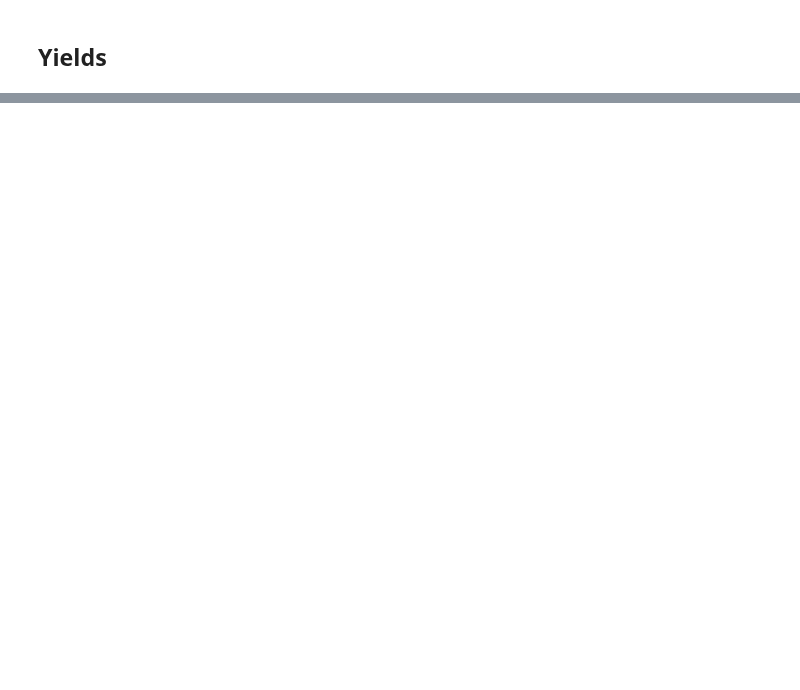
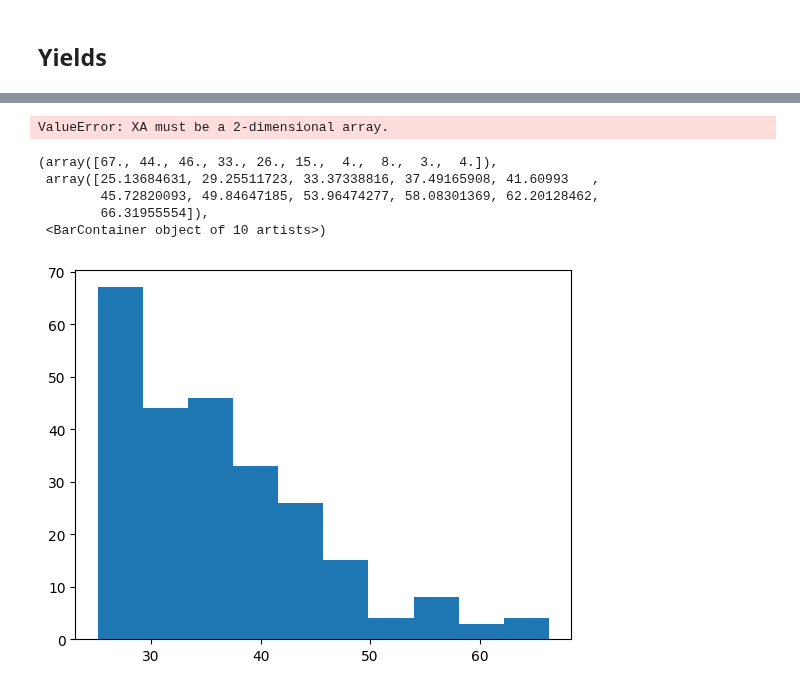
Before and after one commit to steevelaquitaine/spikebias, a Jupyter notebook: notebooks/4_reviews/fig04_pros_of_added_details.ipynb, the cells around one changed output, grey strips where cells are left out. Drawn from its saved outputs; the diff is of its cells as text; code cells hidden in the pictures; blank space fills up the shorter version.

```diff
--- a/notebooks/4_reviews/fig04_pros_of_added_details.ipynb
+++ b/notebooks/4_reviews/fig04_pros_of_added_details.ipynb
@@ -960,0 +1256,34 @@ print(np.max(cell_distances[cell_distances!=0]), 'um')
+# %%
+# strong argument on cell density
+#d = get_cell_to_cell_distances(SortingGtBuccino)
+loc = SortingGtS2.get_property('soma_location')
+d = cdist(loc, loc, metric='euclidean')
+np.fill_diagonal(d, np.nan)
+plt.hist(np.nanmin(d, axis=0))
+
+# store our cell positions and use them in buccino's simulation to get the exact same cell locations.
+
+# number of single-units should increase by f^3 (upper bound)
+
+# it is important to use biological cell densities, which we use.
+# %% [output]
+ValueError: XA must be a 2-dimensional array.
+# %%
+#d = get_cell_to_cell_distances(SortingGtBuccino)
+loc = SortingGtBuccino.get_property('soma_location')
+d = cdist(loc, loc, metric='euclidean')
+np.fill_diagonal(d, np.nan)
+plt.hist(np.nanmin(d, axis=0))
+
+# store our cell positions and use them in buccino's simulation to get the exact same cell locations.
+
+# number of single-units should increase by f^3 (upper bound)
+
+# it is important to use biological cell densities, which we use.
+# %% [output]
+(array([67., 44., 46., 33., 26., 15.,  4.,  8.,  3.,  4.]),
+ array([25.13684631, 29.25511723, 33.37338816, 37.49165908, 41.60993   ,
+        45.72820093, 49.84647185, 53.96474277, 58.08301369, 62.20128462,
+        66.31955554]),
+ <BarContainer object of 10 artists>)
+[figure, added]
```
Also changed, not shown: parts of 30 cells of this notebook.
